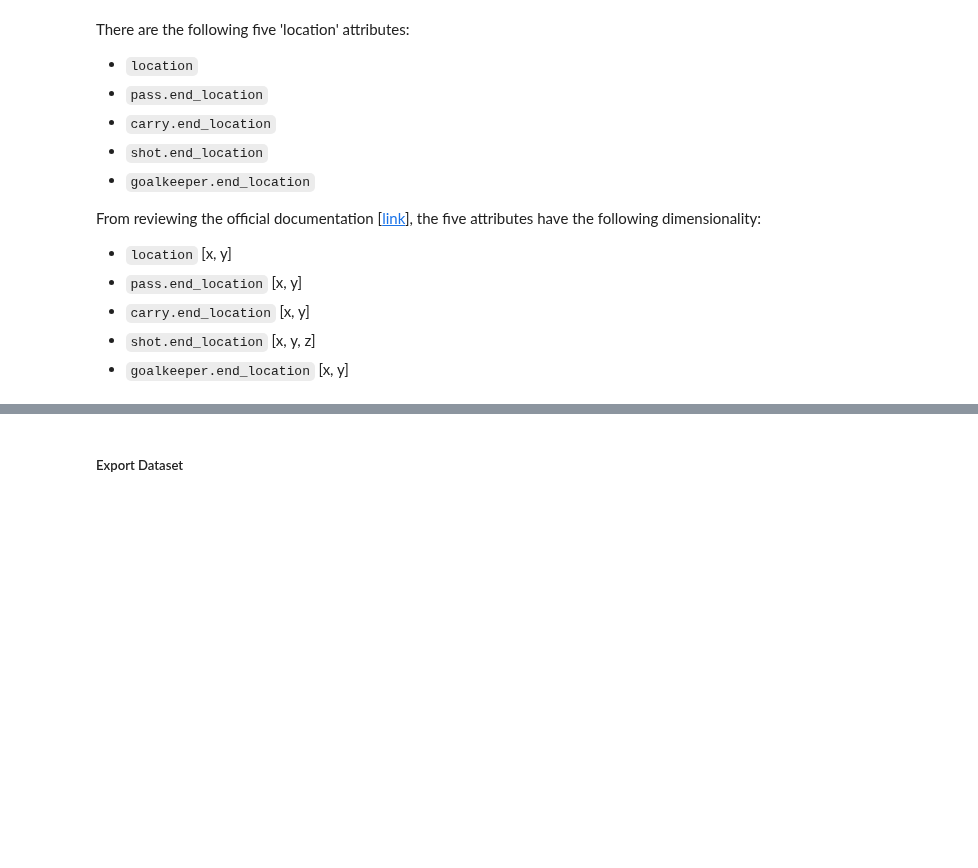
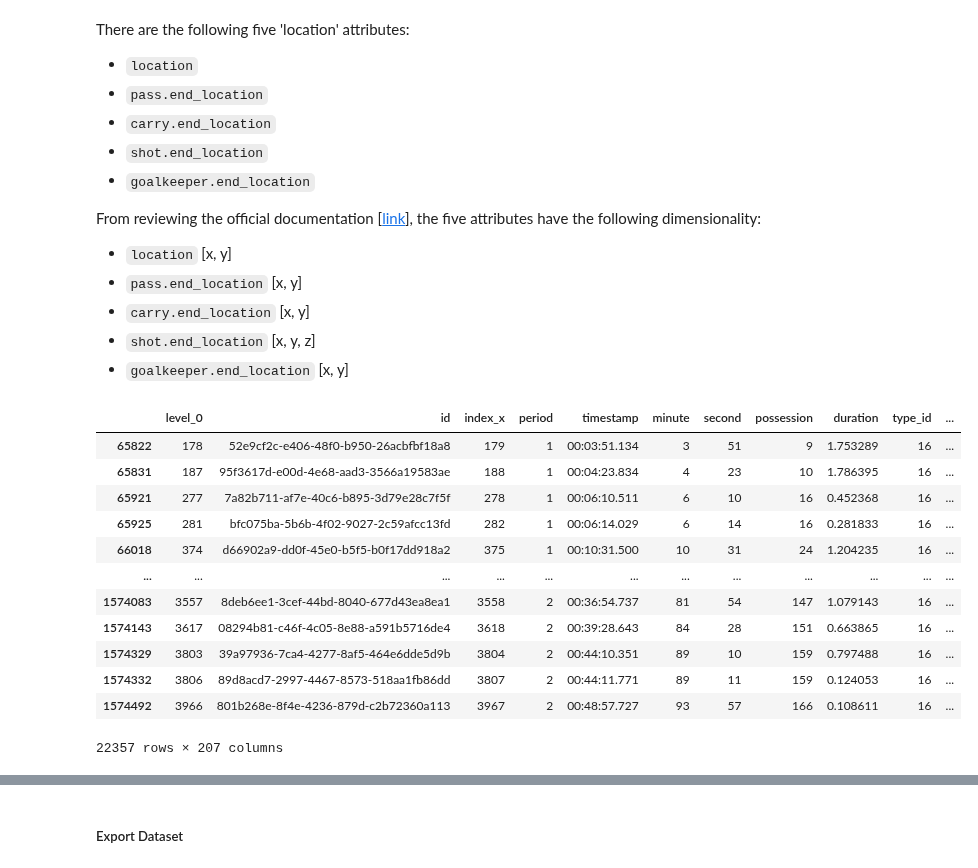
Before and after one commit to eddwebster/football_analytics, a Jupyter notebook: notebooks/3_data_engineering/StatsBomb Data Engineering.ipynb, the cells around one changed output, grey strips where cells are left out. Saved outputs shown, nothing was run; the diff lists cells and outputs as text; code cells hidden in the pictures; blank space fills up the shorter version.

```diff
--- a/notebooks/3_data_engineering/StatsBomb Data Engineering.ipynb
+++ b/notebooks/3_data_engineering/StatsBomb Data Engineering.ipynb
@@ -422,11 +405,11 @@ df_sb.head(10)
 # %% [markdown]
 #### <a id='#section4.2.1'>4.2.1. Create `Team` and `Opponent` Attributes</a>
 # %%
-df_sb['Team'] = np.where(df_sb['team.name'] == df_sb['home_team_home_team_name'], df_sb['home_team_home_team_name'], df_sb['away_team_away_team_name'])
-df_sb['Opponent'] = np.where(df_sb['team.name'] == df_sb['away_team_away_team_name'], df_sb['home_team_home_team_name'], df_sb['away_team_away_team_name'])
+df_sb['team'] = np.where(df_sb['team_name'] == df_sb['home_team_home_team_name'], df_sb['home_team_home_team_name'], df_sb['away_team_away_team_name'])
+df_sb['opponent'] = np.where(df_sb['team_name'] == df_sb['away_team_away_team_name'], df_sb['home_team_home_team_name'], df_sb['away_team_away_team_name'])
 # %% [markdown]
 #### <a id='#section4.2.2'>4.2.2. Create `Full_Fixture_Date` Attribute</a>
 # %%
-df_sb['full_fixture_date'] = df_sb['match_date'].astype(str) + ' ' + df_sb['home_team.home_team_name'].astype(str)  + ' ' + df_sb['home_score'].astype(str) + ' ' + ' vs. ' + ' ' + df_sb['away_score'].astype(str) + ' ' + df_sb['away_team.away_team_name'].astype(str)
+df_sb['full_fixture_date'] = df_sb['match_date'].astype(str) + ' ' + df_sb['home_team_home_team_name'].astype(str)  + ' ' + df_sb['home_score'].astype(str) + ' ' + ' vs. ' + ' ' + df_sb['away_score'].astype(str) + ' ' + df_sb['away_team_away_team_name'].astype(str)
 # %%
 df_sb.head()
@@ -450,4 +456,30 @@ lst_events = ['Pass', 'Ball Receipt*', 'Carry', 'Duel', 'Miscontrol', 'Pressure'
+# %%
+lst_events = ['50/50',
+              'Bad Behaviour',
+              'Ball Receipt*',
+              'Ball Recovery',
+              'Block',
+              'Carry',
+              'Clearance',
+              'Dispossessed',
+              'Dribble',
+              'Dribbled Past',
+              'Duel',
+              'Error',
+              'Foul Committed',
+              'Foul Won',
+              'Goal Keeper',
+              'Interception',
+              'Miscontrol',
+              'Offside',
+              'Own Goal Against',
+              'Own Goal For',
+              'Pass',
+              'Pressure',
+              'Shield',
+              'Shot',
+             ]
 # %%
-df_sb_events = df_sb[df_sb['type.name'].isin(lst_events)]
+df_sb_events = df_sb[df_sb['type_name'].isin(lst_events)]
 # %%
 df_sb_events.shape
@@ -472,6 +516,22 @@ From reviewing the official documentation [[link](https://statsbomb.com/stat-def
 - `carry.end_location` [x, y]
 - `shot.end_location` [x, y, z]
 - `goalkeeper.end_location` [x, y]
+# %%
+df_sb_events.loc[df_sb['type_name'] == 'Shot']
+# %% [output]
+|  | level_0 | id | index_x | period | timestamp | minute | second | possession | duration | type_id | ... |
+| 65822 | 178 | 52e9cf2c-e406-48f0-b950-26acbfbf18a8 | 179 | 1 | 00:03:51.134 | 3 | 51 | 9 | 1.753289 | 16 | ... |
+| 65831 | 187 | 95f3617d-e00d-4e68-aad3-3566a19583ae | 188 | 1 | 00:04:23.834 | 4 | 23 | 10 | 1.786395 | 16 | ... |
+| 65921 | 277 | 7a82b711-af7e-40c6-b895-3d79e28c7f5f | 278 | 1 | 00:06:10.511 | 6 | 10 | 16 | 0.452368 | 16 | ... |
+| 65925 | 281 | bfc075ba-5b6b-4f02-9027-2c59afcc13fd | 282 | 1 | 00:06:14.029 | 6 | 14 | 16 | 0.281833 | 16 | ... |
+| 66018 | 374 | d66902a9-dd0f-45e0-b5f5-b0f17dd918a2 | 375 | 1 | 00:10:31.500 | 10 | 31 | 24 | 1.204235 | 16 | ... |
+| ... | ... | ... | ... | ... | ... | ... | ... | ... | ... | ... | ... |
+| 1574083 | 3557 | 8deb6ee1-3cef-44bd-8040-677d43ea8ea1 | 3558 | 2 | 00:36:54.737 | 81 | 54 | 147 | 1.079143 | 16 | ... |
+| 1574143 | 3617 | 08294b81-c46f-4c05-8e88-a591b5716de4 | 3618 | 2 | 00:39:28.643 | 84 | 28 | 151 | 0.663865 | 16 | ... |
+| 1574329 | 3803 | 39a97936-7ca4-4277-8af5-464e6dde5d9b | 3804 | 2 | 00:44:10.351 | 89 | 10 | 159 | 0.797488 | 16 | ... |
+| 1574332 | 3806 | 89d8acd7-2997-4467-8573-518aa1fb86dd | 3807 | 2 | 00:44:11.771 | 89 | 11 | 159 | 0.124053 | 16 | ... |
+| 1574492 | 3966 | 801b268e-8f4e-4236-879d-c2b72360a113 | 3967 | 2 | 00:48:57.727 | 93 | 57 | 166 | 0.108611 | 16 | ... |
+22357 rows × 207 columns
 # %%
 """
 # CURRENTLY NOT WORKING, NEED TO FIX
```
Also changed, not shown: parts of 23 cells of this notebook.
